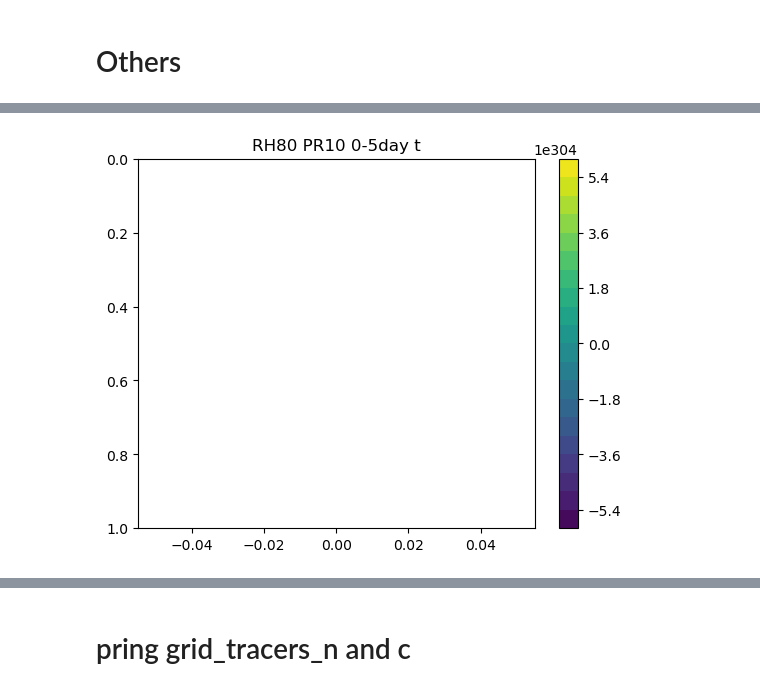
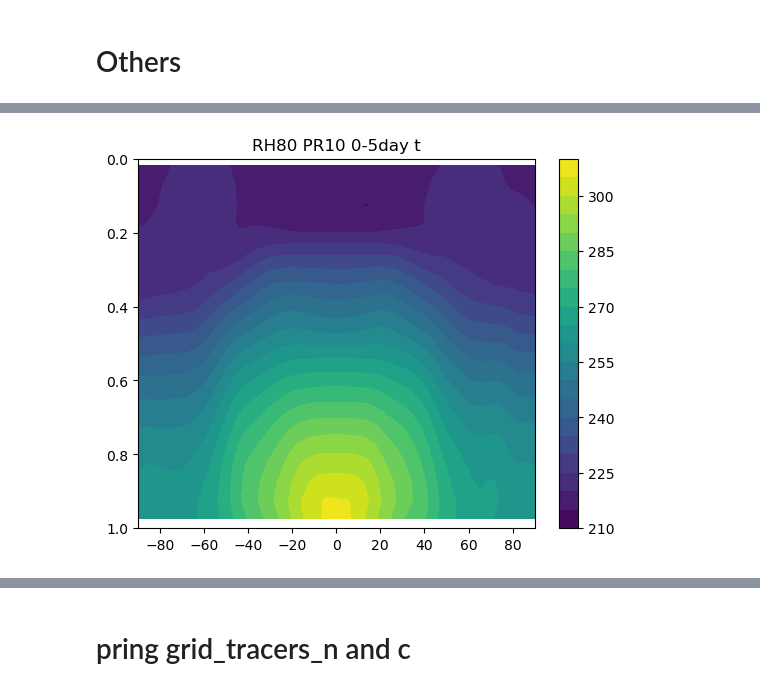
Before and after one commit to PeterChang1023/Dycore_Master, a Jupyter notebook: dycore/IdealizeSpetral.jl/exp/HSt42/check_spinupday.ipynb, the cells around one changed output, grey strips where cells are left out. Drawn from its saved outputs; the diff is of its cells as text; code cells hidden in the pictures.

```diff
--- a/dycore/IdealizeSpetral.jl/exp/HSt42/check_spinupday.ipynb
+++ b/dycore/IdealizeSpetral.jl/exp/HSt42/check_spinupday.ipynb
@@ -275,7 +284,7 @@ for i in range(10,20,10):
     yy, sigma_mean2 = dycore.yy, dycore.sigma_mean2
 
     qv = dycore.qv
-    qv_mean = np.nanmean(qv[:,:,:,:], axis=(0,3))
+    qv_mean = np.nanmean(qv[-1:,:,:,:], axis=(0,3))
 
     plt.figure(dpi=100.)
     CS = plt.contourf(yy, sigma_mean2, qv_mean, levels=21)
@@ -372,8 +381,8 @@ for i in range(10,20,10):
 # %% [markdown]
 ### factor 1 and 2, K_E, qv, pqpz
 # %%
-day_ini = 0
-day_final = 1
+day_ini = -5
+day_final = -1
 
 for i in range(10,20,10):
     pr = i
@@ -491,7 +500,7 @@ for i in range(10,20,10):
     K_E = dycore.K_E
 
     plt.figure(dpi=100.)
-    K_E_mean = np.nanmean(K_E[0,:,:,:], axis=(2))
+    K_E_mean = np.nanmean(K_E[-1,:,:,:], axis=(2))
 
     CS = plt.contourf(yy, sigma_mean2, K_E_mean, levels=21)
     plt.colorbar(CS)
@@ -512,7 +521,7 @@ for i in range(10,20,10):
 
 
     plt.figure(dpi=100.)
-    qv_mean = np.nanmean(qv[:,:,:,:], axis=(0,3))
+    qv_mean = np.nanmean(qv[-1:,:,:,:], axis=(0,3))
 
     CS = plt.contourf(yy, sigma_mean2, qv_mean, levels=21)
     plt.colorbar(CS)
@@ -521,7 +530,7 @@ for i in range(10,20,10):
     plt.ylim([1,0])
     plt.show()
 
-pqpz_new = np.zeros(((25,20,64,128)))
+pqpz_new = np.zeros(((100,20,64,128)))
 z = dycore.z
 for i in range(1,18):
     pqpz_new[:,i,:,:] = (qv_n[:,i+1,:,:] - qv_n[:,i-1,:,:]) / (z[:,i+1,:,:] - z[:,i-1,:,:])
@@ -536,7 +545,7 @@ plt.title("cal pqpz outside")
 plt.show()
 
 ###################################################################################
-ppqpzpz = np.zeros(((25,20,64,128)))
+ppqpzpz = np.zeros(((100,20,64,128)))
 for i in range(1,18):
     ppqpzpz[:,i,:,:] = (pqpz_new[:,i+1,:,:] - pqpz_new[:,i-1,:,:]) / (z[:,i+1,:,:] - z[:,i-1,:,:])
 
@@ -603,22 +613,22 @@ for i in range(10,20,10):
 # %%
 for i in range(10,20,10):
     pr = i
     dycore = Dycore(file)
     yy, sigma_mean2 = dycore.yy, dycore.sigma_mean2
 
     t = dycore.t
 
     plt.figure(dpi=100.)
-    t_mean = np.nanmean(t[:,:,:,:], axis=(0,3))
+    t_mean = np.nanmean(t[-1:,:,:,:], axis=(0,3))
 
     CS = plt.contourf(yy, sigma_mean2, t_mean, levels=21)
     plt.colorbar(CS)
     plt.title(f"RH80 PR{pr} 0-5day t")
 
     plt.ylim([1,0])
     plt.show()
 # %% [output]
-[figure, old version]
+[figure, new version]
 # %%
 
 for i in range(10,20,10):
```
Also changed, not shown: parts of 19 cells of this notebook, 2 other files.
